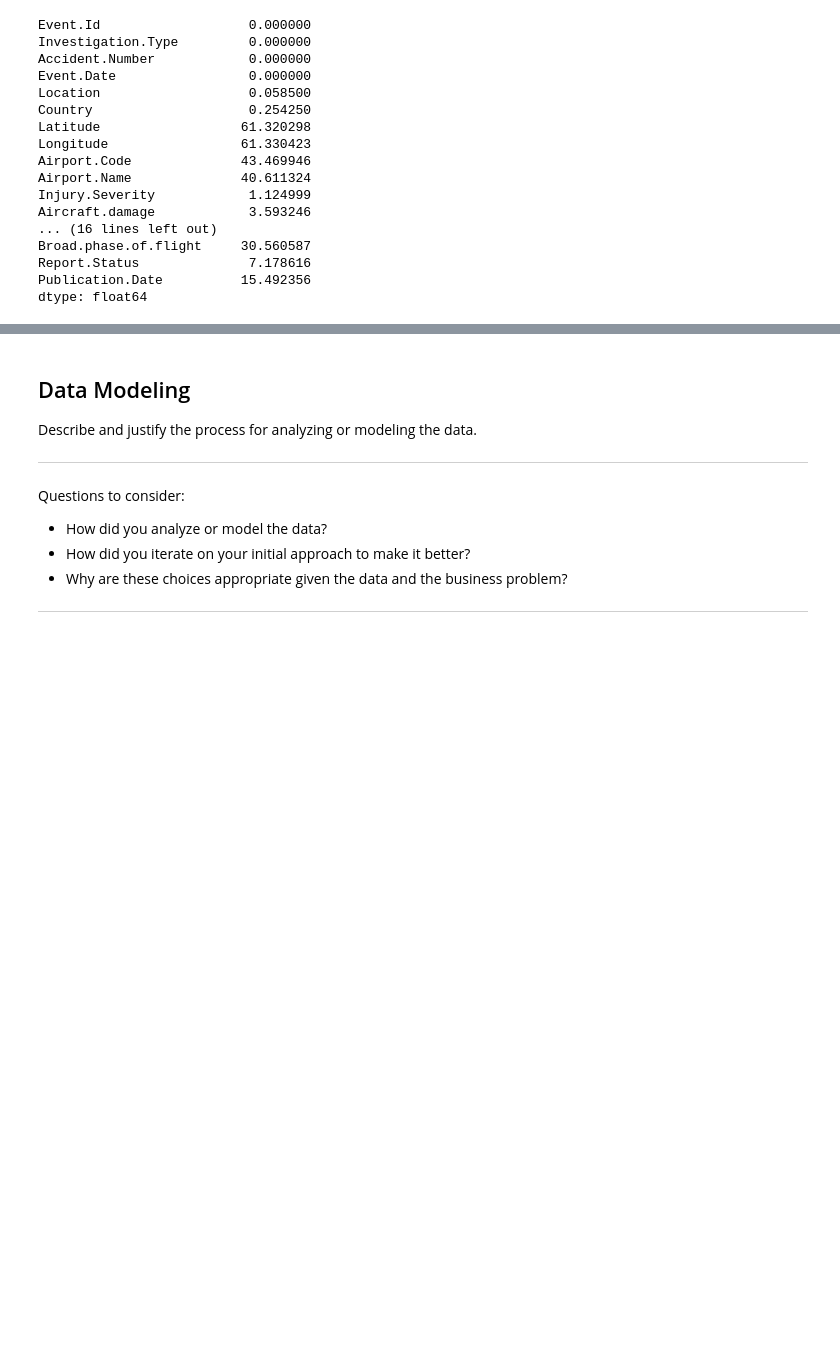
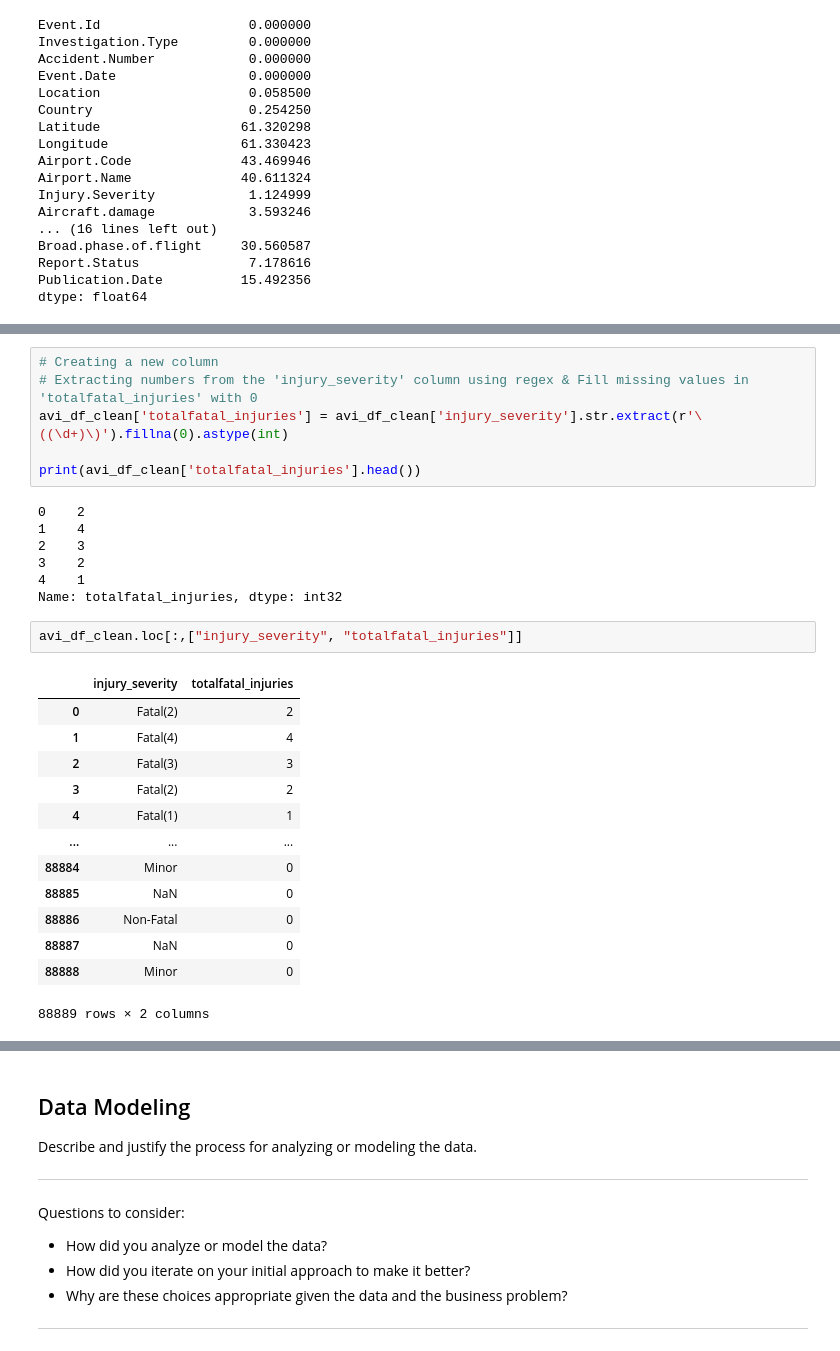
Before and after one commit to ianbett-hub/Phase-1-project, a Jupyter notebook: dsc-phase1-project-template.ipynb, the cells around one changed output, grey strips where cells are left out. Saved outputs shown, nothing was run; the diff lists cells and outputs as text; blank space fills up the shorter version.

```diff
--- a/dsc-phase1-project-template.ipynb
+++ b/dsc-phase1-project-template.ipynb
@@ -191,0 +312,29 @@ avi_df_clean.shape
+# %%
+# Creating a new column
+# Extracting numbers from the 'injury_severity' column using regex & Fill missing values in 'totalfatal_injuries' with 0
+avi_df_clean['totalfatal_injuries'] = avi_df_clean['injury_severity'].str.extract(r'\((\d+)\)').fillna(0).astype(int)
+
+print(avi_df_clean['totalfatal_injuries'].head())
+# %% [output]
+0    2
+1    4
+2    3
+3    2
+4    1
+Name: totalfatal_injuries, dtype: int32
+# %%
+avi_df_clean.loc[:,["injury_severity", "totalfatal_injuries"]]
+# %% [output]
+|  | injury_severity | totalfatal_injuries |
+| 0 | Fatal(2) | 2 |
+| 1 | Fatal(4) | 4 |
+| 2 | Fatal(3) | 3 |
+| 3 | Fatal(2) | 2 |
+| 4 | Fatal(1) | 1 |
+| ... | ... | ... |
+| 88884 | Minor | 0 |
+| 88885 | NaN | 0 |
+| 88886 | Non-Fatal | 0 |
+| 88887 | NaN | 0 |
+| 88888 | Minor | 0 |
+88889 rows × 2 columns
```
Also changed, not shown: parts of 21 cells of this notebook.
